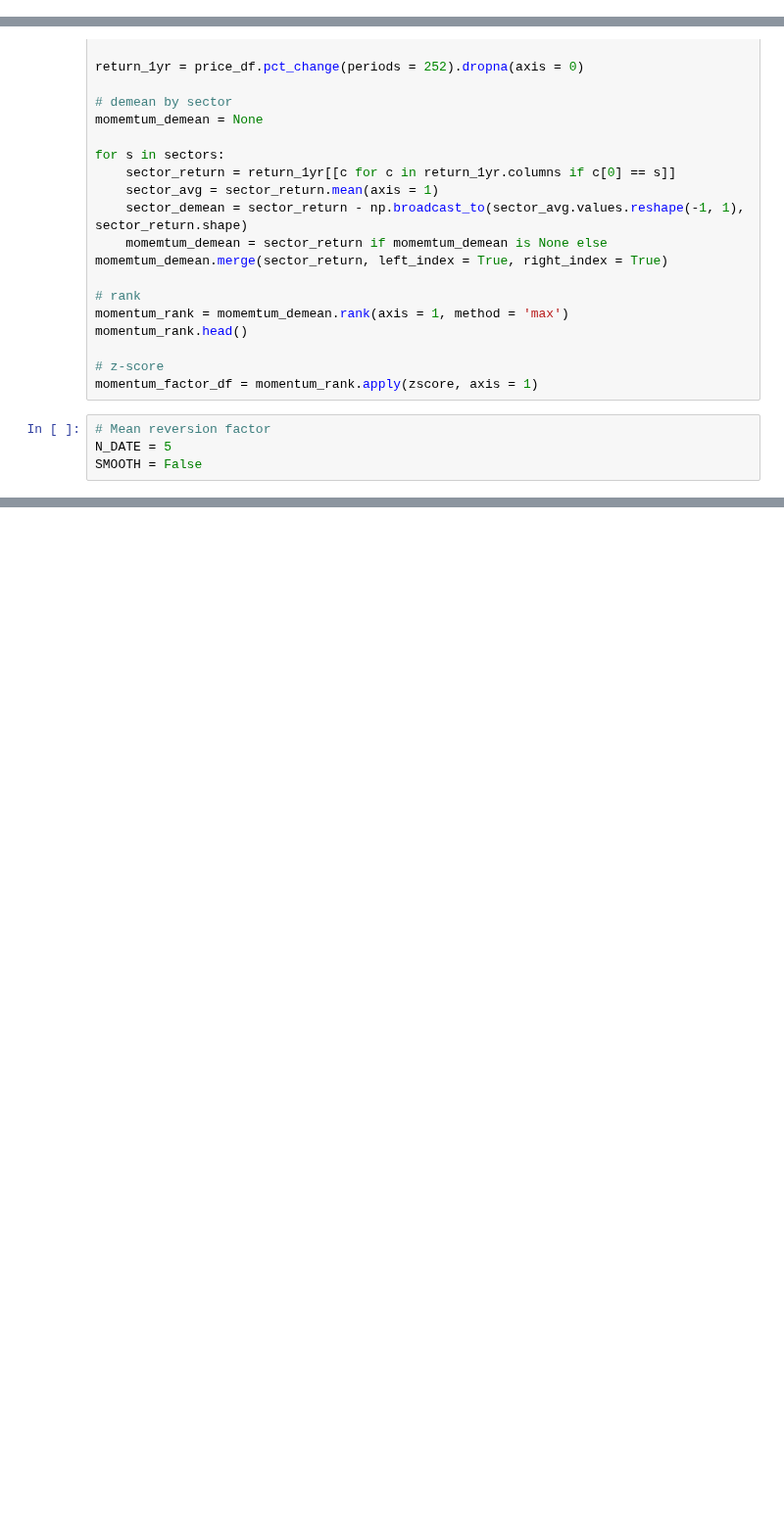
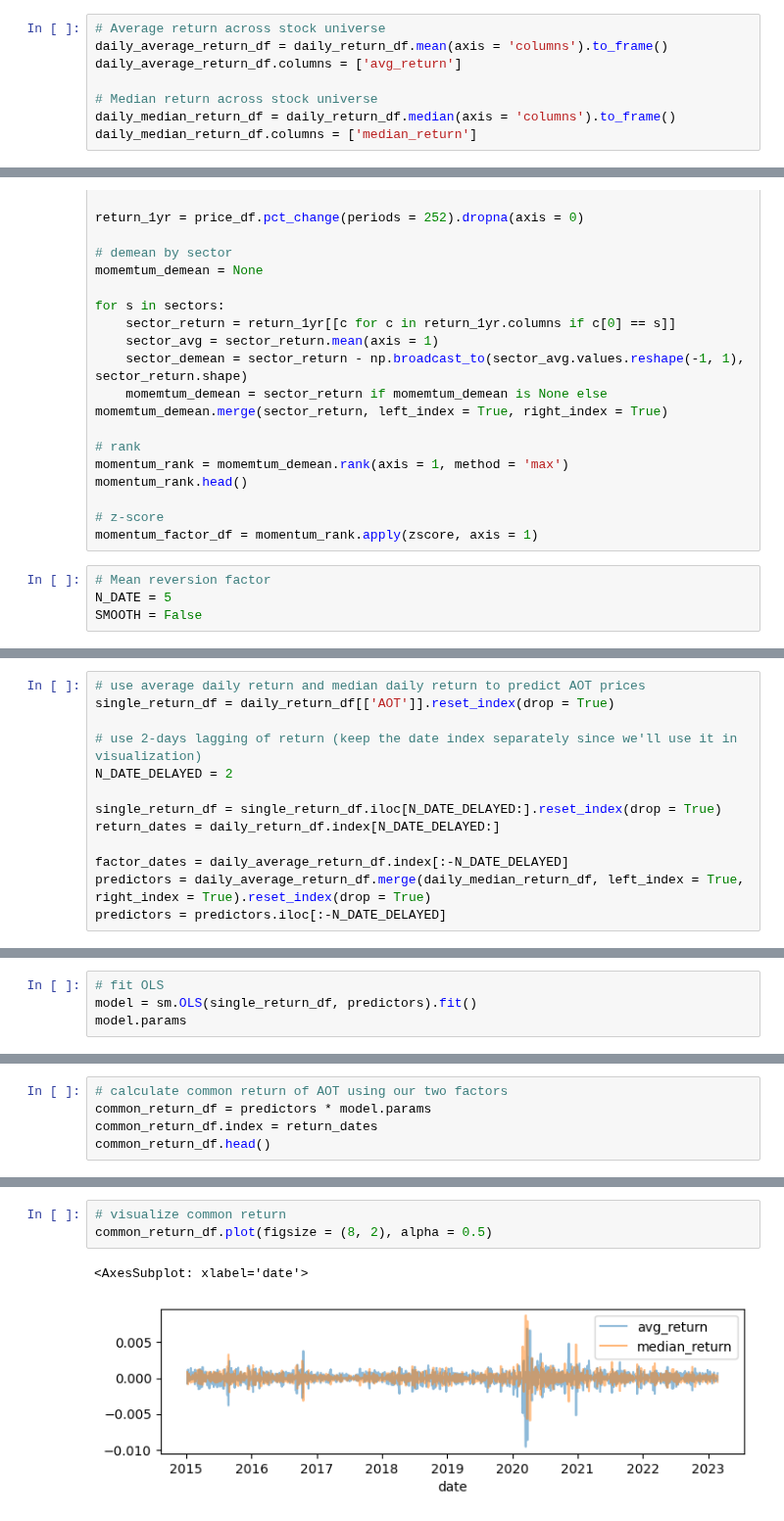
Before and after one commit to pasinsiri/quant-investment, a Jupyter notebook: alpha_factor.ipynb, the cells around one changed output, grey strips where cells are left out. Shown at 98% size. Cells and saved outputs as stored; diff of their text form; blank space fills up the shorter version.

Commit message:
add mean and median return across stock universe as factors

```diff
--- a/alpha_factor.ipynb
+++ b/alpha_factor.ipynb
@@ -154,5 +165,13 @@ close_df.head()
 # %% [markdown]
 <h2 style="color:cream">Create Factors</h2>
+# %%
+# Average return across stock universe
+daily_average_return_df = daily_return_df.mean(axis = 'columns').to_frame()
+daily_average_return_df.columns = ['avg_return']
+
+# Median return across stock universe
+daily_median_return_df = daily_return_df.median(axis = 'columns').to_frame()
+daily_median_return_df.columns = ['median_return']
 # %%
 # 1 year momemtum (1 year return)
 price_df = close_df.reset_index().pivot(index = 'date', columns = ['sector', 'ticker'], values = 'close') \
@@ -181,0 +203,13 @@ SMOOTH = False
+# %%
+# use average daily return and median daily return to predict AOT prices
+single_return_df = daily_return_df[['AOT']].reset_index(drop = True)
+
+# use 2-days lagging of return (keep the date index separately since we'll use it in visualization)
+N_DATE_DELAYED = 2
+
+single_return_df = single_return_df.iloc[N_DATE_DELAYED:].reset_index(drop = True)
+return_dates = daily_return_df.index[N_DATE_DELAYED:]
+
+factor_dates = daily_average_return_df.index[:-N_DATE_DELAYED]
+predictors = daily_average_return_df.merge(daily_median_return_df, left_index = True, right_index = True).reset_index(drop = True)
+predictors = predictors.iloc[:-N_DATE_DELAYED]
@@ -181,0 +218,4 @@ SMOOTH = False
+# %%
+# fit OLS
+model = sm.OLS(single_return_df, predictors).fit()
+model.params
@@ -181,0 +226,5 @@ SMOOTH = False
+# %%
+# calculate common return of AOT using our two factors
+common_return_df = predictors * model.params
+common_return_df.index = return_dates
+common_return_df.head()
@@ -181,0 +239,6 @@ SMOOTH = False
+# %%
+# visualize common return
+common_return_df.plot(figsize = (8, 2), alpha = 0.5)
+# %% [output]
+<AxesSubplot: xlabel='date'>
+[figure, added]
```
Also changed, not shown: parts of 14 cells of this notebook.
